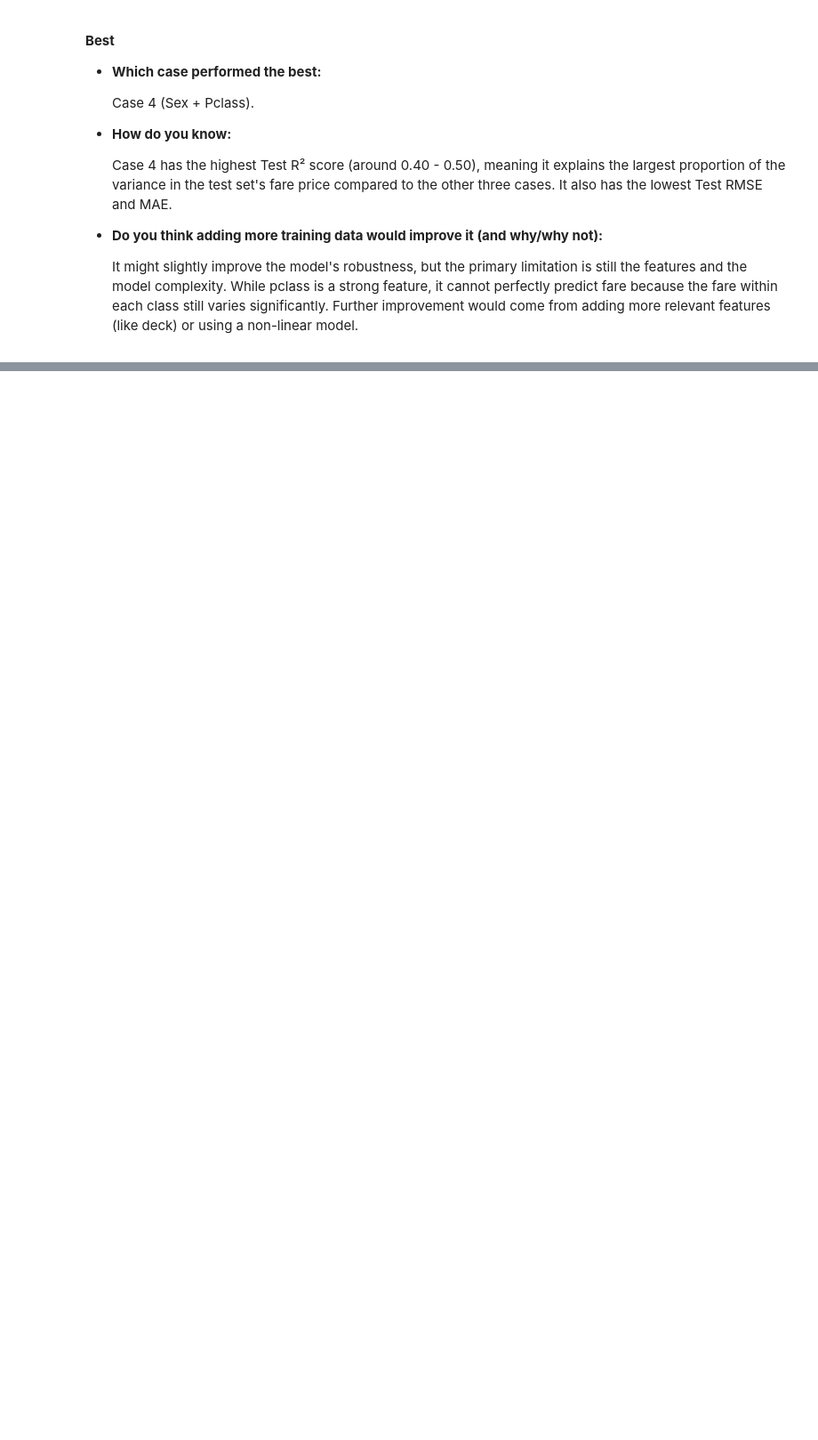
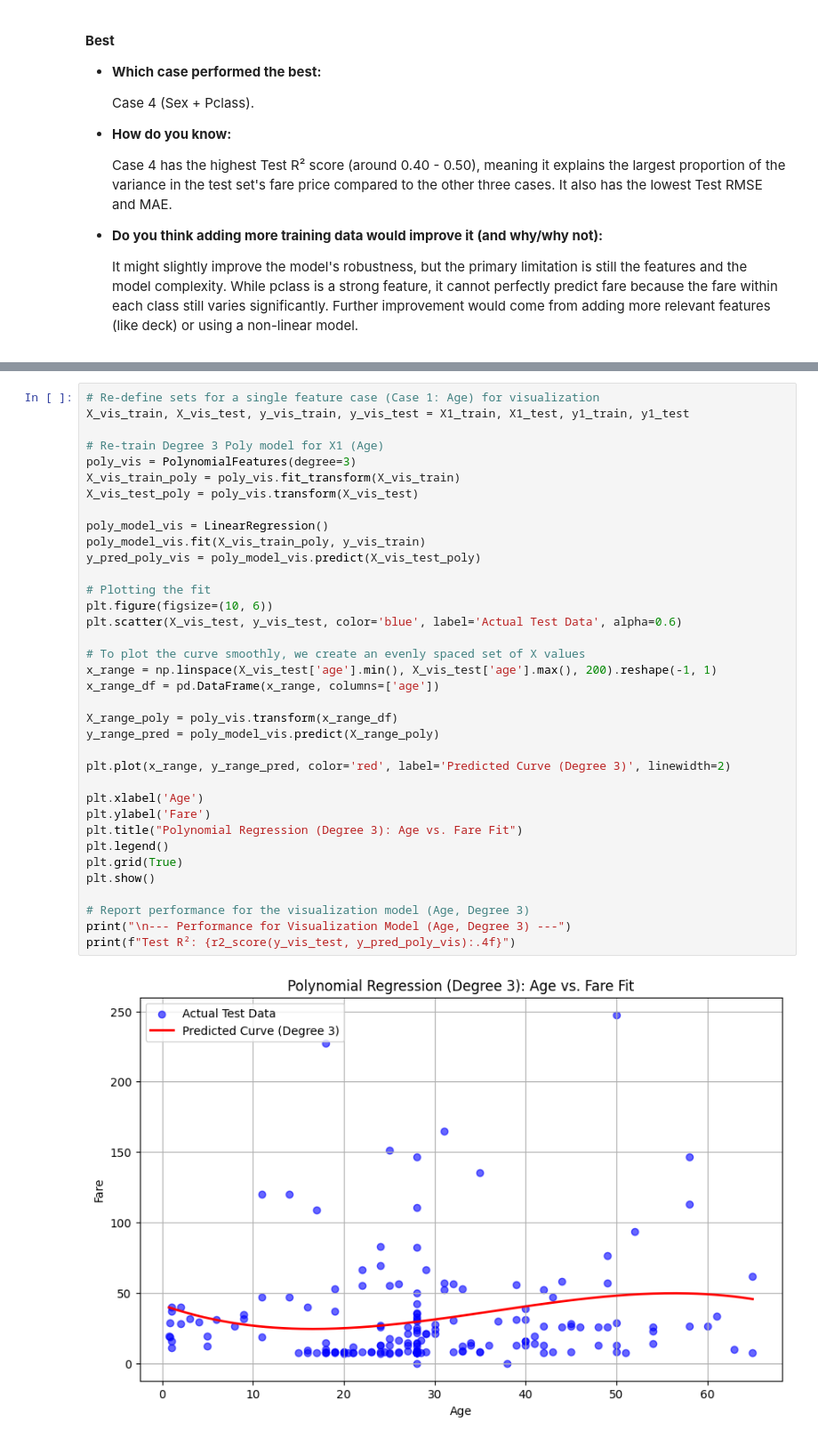
Before and after one commit to s-golla/applied-ml-sgolla, a Jupyter notebook: notebooks/project04/ml04_sgolla.ipynb, the cells around one changed output, grey strips where cells are left out. Shown at 89% size. Cells and saved outputs as stored; diff of their text form; blank space fills up the shorter version.

Commit message:
section 5 alternative model compariision implemented

```diff
--- a/notebooks/project04/ml04_sgolla.ipynb
+++ b/notebooks/project04/ml04_sgolla.ipynb
@@ -292,0 +345,38 @@ BEST CASE CHOSEN FOR SECTION 5: Case 4 (Sex + Pclass) (Test R²: 0.3399)
+# %%
+# Re-define sets for a single feature case (Case 1: Age) for visualization
+X_vis_train, X_vis_test, y_vis_train, y_vis_test = X1_train, X1_test, y1_train, y1_test
+
+# Re-train Degree 3 Poly model for X1 (Age)
+poly_vis = PolynomialFeatures(degree=3)
+X_vis_train_poly = poly_vis.fit_transform(X_vis_train)
+X_vis_test_poly = poly_vis.transform(X_vis_test)
+
+poly_model_vis = LinearRegression()
+poly_model_vis.fit(X_vis_train_poly, y_vis_train)
+y_pred_poly_vis = poly_model_vis.predict(X_vis_test_poly)
+
+# Plotting the fit
+plt.figure(figsize=(10, 6))
+plt.scatter(X_vis_test, y_vis_test, color='blue', label='Actual Test Data', alpha=0.6)
+
+# To plot the curve smoothly, we create an evenly spaced set of X values
+x_range = np.linspace(X_vis_test['age'].min(), X_vis_test['age'].max(), 200).reshape(-1, 1)
+x_range_df = pd.DataFrame(x_range, columns=['age'])
+
+X_range_poly = poly_vis.transform(x_range_df)
+y_range_pred = poly_model_vis.predict(X_range_poly)
+
+plt.plot(x_range, y_range_pred, color='red', label='Predicted Curve (Degree 3)', linewidth=2)
+
+plt.xlabel('Age')
+plt.ylabel('Fare')
+plt.title("Polynomial Regression (Degree 3): Age vs. Fare Fit")
+plt.legend()
+plt.grid(True)
+plt.show()
+
+# Report performance for the visualization model (Age, Degree 3)
+print("\n--- Performance for Visualization Model (Age, Degree 3) ---")
+print(f"Test R²: {r2_score(y_vis_test, y_pred_poly_vis):.4f}")
+# %% [output]
+[figure, added]
```
Also changed, not shown: parts of 8 cells of this notebook.
